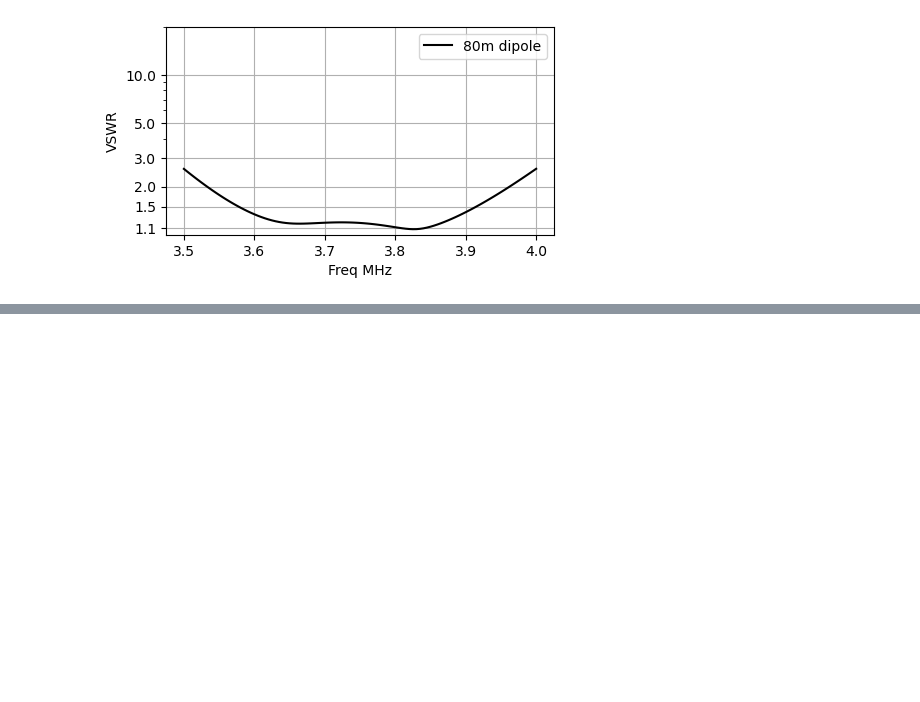
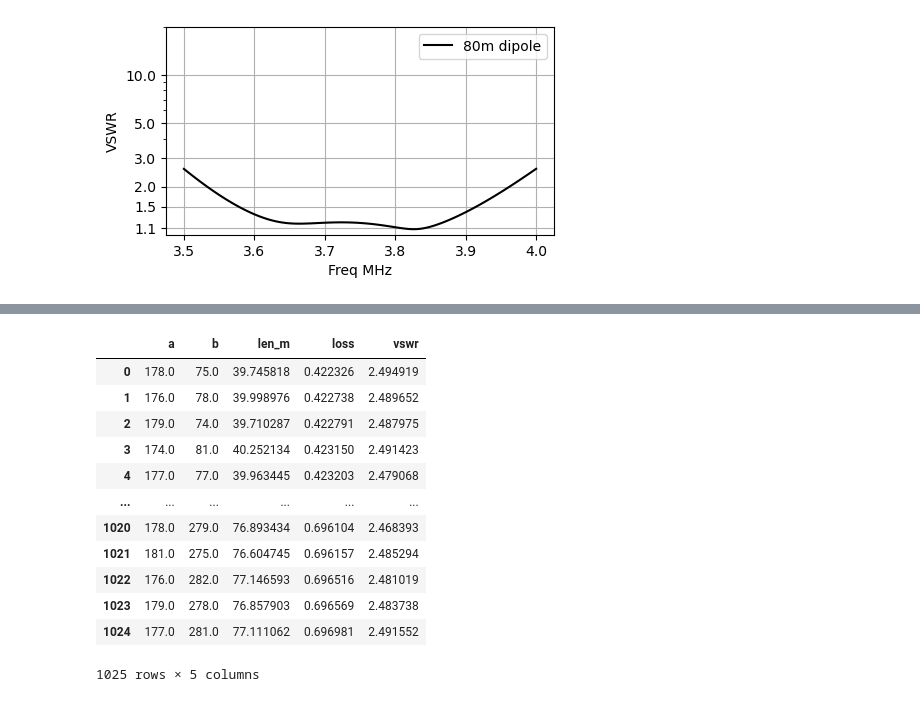
Before and after one commit to flatos/nec5toolkit, a Jupyter notebook: Wire Antennas/050_Broadband_80m_Antennas.ipynb, the cells around one changed output, grey strips where cells are left out. Saved outputs shown, nothing was run; the diff lists cells and outputs as text; code cells hidden in the pictures; blank space fills up the shorter version.

```diff
--- a/Wire Antennas/050_Broadband_80m_Antennas.ipynb
+++ b/Wire Antennas/050_Broadband_80m_Antennas.ipynb
@@ -193,0 +256,17 @@ array([ 18.06727386,  51.51656131, 161.7955682 , 128.48343869])
+# %%
+# Sort results by transmission line loss
+matching_df[matching_df['vswr'] <= 2.50].sort_values(by='loss').reset_index(drop=True)
+# %% [output]
+|  | a | b | len_m | loss | vswr |
+| 0 | 178.0 | 75.0 | 39.745818 | 0.422326 | 2.494919 |
+| 1 | 176.0 | 78.0 | 39.998976 | 0.422738 | 2.489652 |
+| 2 | 179.0 | 74.0 | 39.710287 | 0.422791 | 2.487975 |
+| 3 | 174.0 | 81.0 | 40.252134 | 0.423150 | 2.491423 |
+| 4 | 177.0 | 77.0 | 39.963445 | 0.423203 | 2.479068 |
+| ... | ... | ... | ... | ... | ... |
+| 1020 | 178.0 | 279.0 | 76.893434 | 0.696104 | 2.468393 |
+| 1021 | 181.0 | 275.0 | 76.604745 | 0.696157 | 2.485294 |
+| 1022 | 176.0 | 282.0 | 77.146593 | 0.696516 | 2.481019 |
+| 1023 | 179.0 | 278.0 | 76.857903 | 0.696569 | 2.483738 |
+| 1024 | 177.0 | 281.0 | 77.111062 | 0.696981 | 2.491552 |
+1025 rows × 5 columns
```
Also changed, not shown: parts of 11 cells of this notebook, 3 other files.
